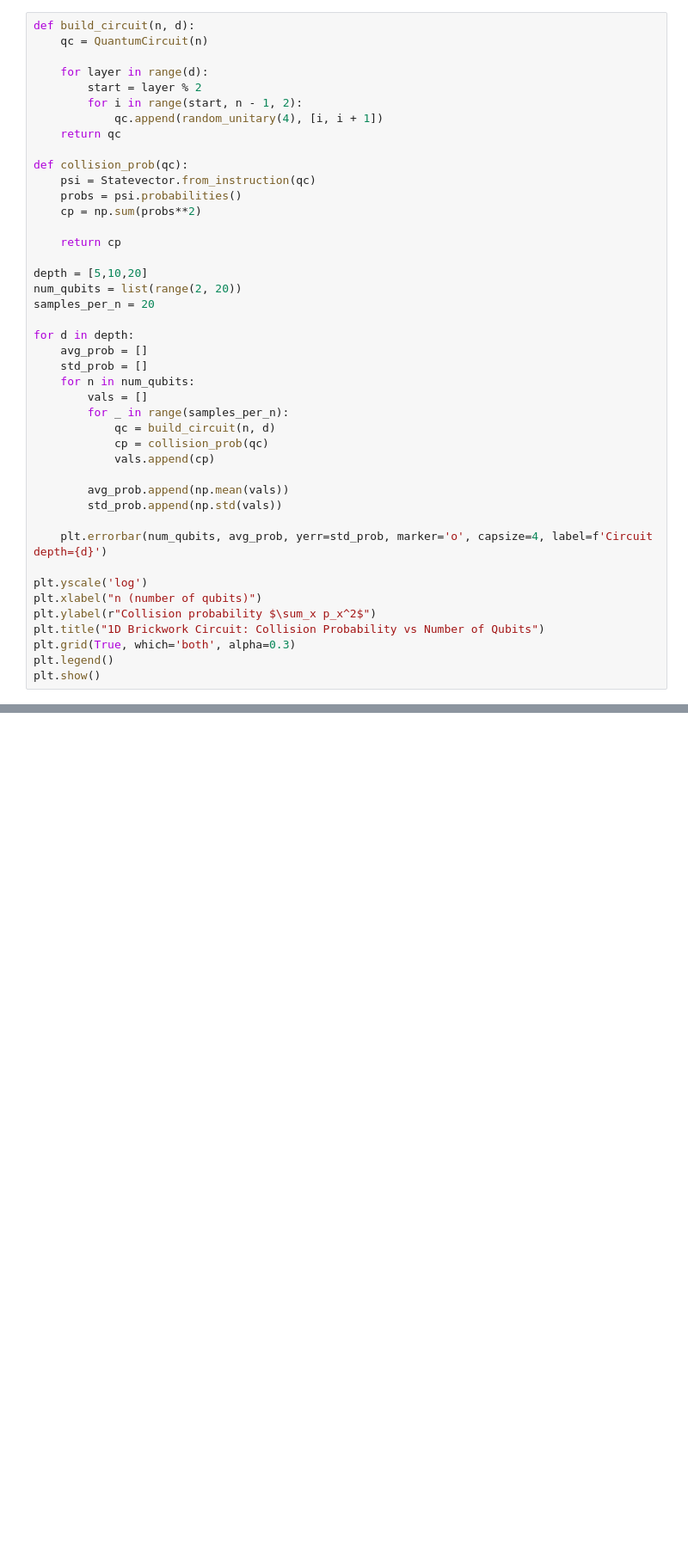
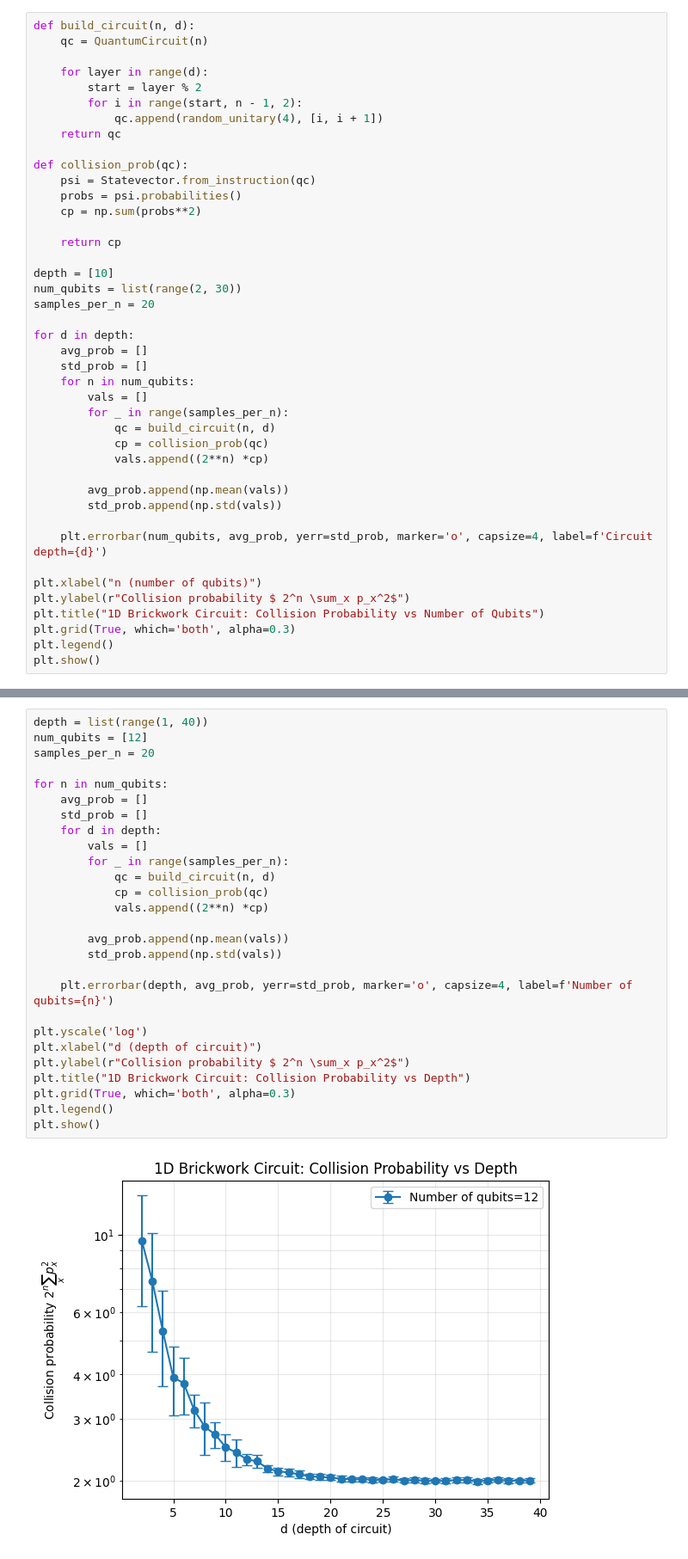
Before and after one commit to vitenk0/research, a Jupyter notebook: 1D _Brickwork.ipynb, the cells around one changed output, grey strips where cells are left out. Shown at 86% size. Drawn from its saved outputs; the diff is of its cells as text; blank space fills up the shorter version.

```diff
--- a/1D _Brickwork.ipynb
+++ b/1D _Brickwork.ipynb
@@ -21,8 +22,8 @@ def collision_prob(qc):
 
     return cp
 
-depth = [5,10,20]
-num_qubits = list(range(2, 20))
+depth = [10]
+num_qubits = list(range(2, 30))
 samples_per_n = 20
 
 for d in depth:
@@ -33,16 +34,15 @@ for d in depth:
         for _ in range(samples_per_n):
             qc = build_circuit(n, d)
             cp = collision_prob(qc)
-            vals.append(cp)
+            vals.append((2**n) *cp)
 
         avg_prob.append(np.mean(vals))
         std_prob.append(np.std(vals))
 
     plt.errorbar(num_qubits, avg_prob, yerr=std_prob, marker='o', capsize=4, label=f'Circuit depth={d}')
 
-plt.yscale('log')
 plt.xlabel("n (number of qubits)")
-plt.ylabel(r"Collision probability $\sum_x p_x^2$")
+plt.ylabel(r"Collision probability $ 2^n \sum_x p_x^2$")
 plt.title("1D Brickwork Circuit: Collision Probability vs Number of Qubits")
 plt.grid(True, which='both', alpha=0.3)
 plt.legend()
@@ -51,0 +52,29 @@ plt.show()
+# %%
+depth = list(range(1, 40))
+num_qubits = [12]
+samples_per_n = 20
+
+for n in num_qubits:
+    avg_prob = []
+    std_prob = []
+    for d in depth:
+        vals = []
+        for _ in range(samples_per_n):
+            qc = build_circuit(n, d)
+            cp = collision_prob(qc)
+            vals.append((2**n) *cp)
+
+        avg_prob.append(np.mean(vals))
+        std_prob.append(np.std(vals))
+
+    plt.errorbar(depth, avg_prob, yerr=std_prob, marker='o', capsize=4, label=f'Number of qubits={n}')
+
+plt.yscale('log')
+plt.xlabel("d (depth of circuit)")
+plt.ylabel(r"Collision probability $ 2^n \sum_x p_x^2$")
+plt.title("1D Brickwork Circuit: Collision Probability vs Depth")
+plt.grid(True, which='both', alpha=0.3)
+plt.legend()
+plt.show()
+# %% [output]
+[figure, added]
```
Also changed, not shown: parts of 3 cells of this notebook.
